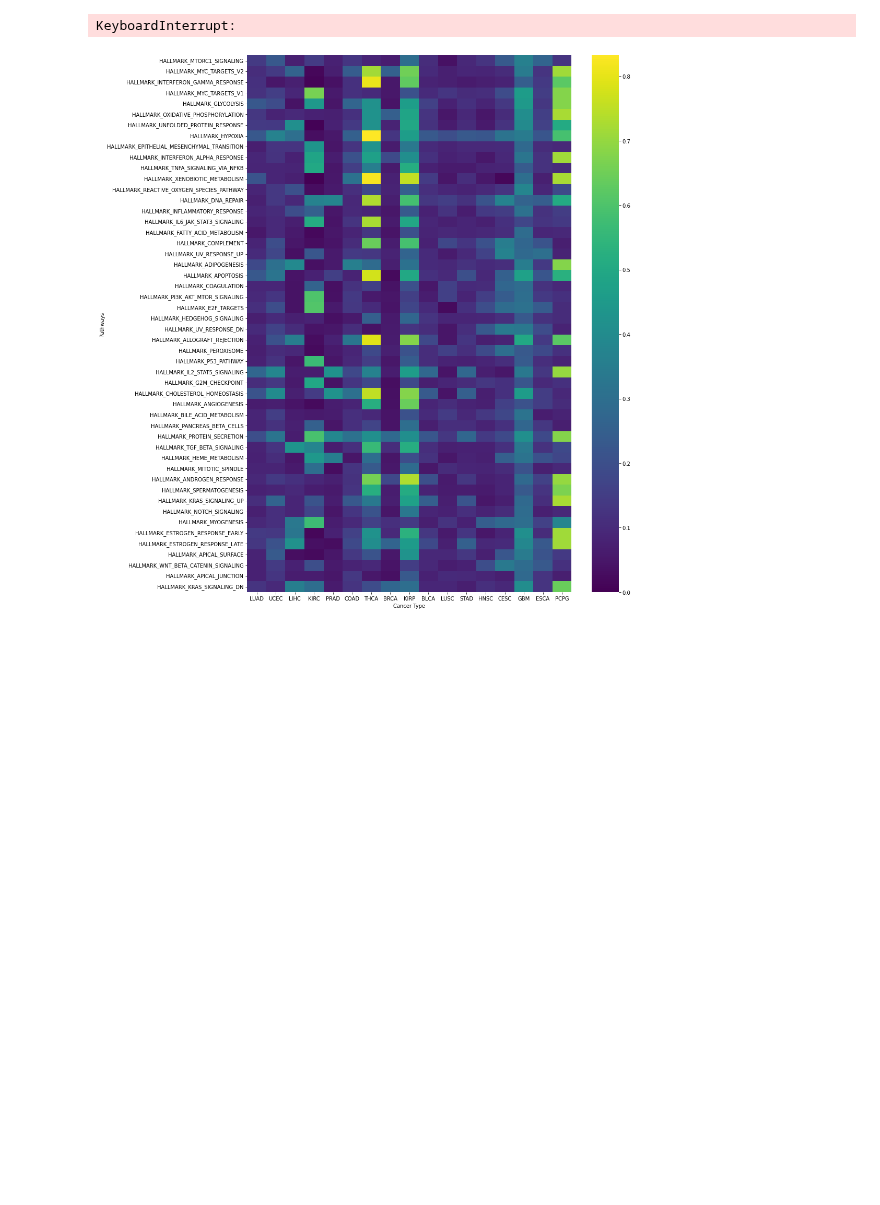
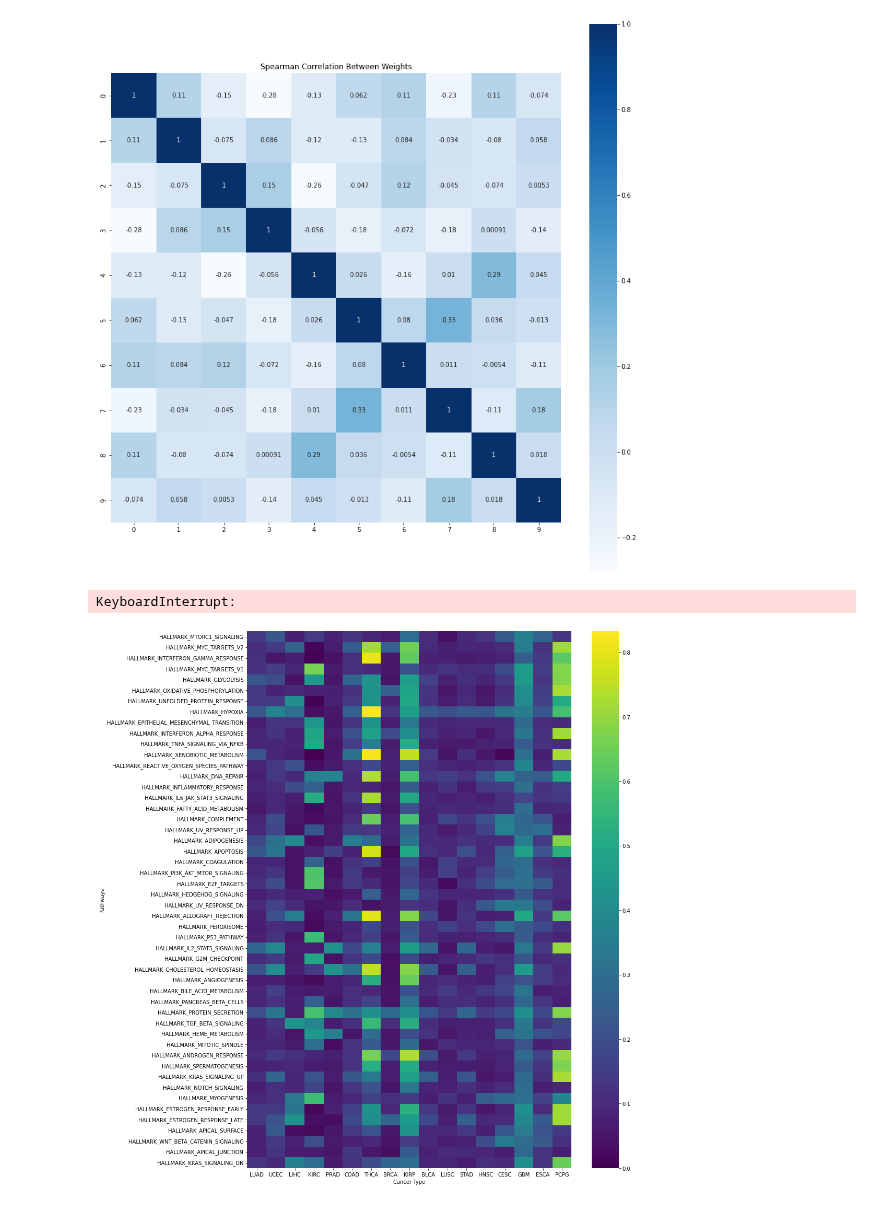
Before and after one commit to Koushul/CITRUS, a Jupyter notebook: MCF10A.ipynb, the cells around one changed output. Saved outputs shown, nothing was run; the diff lists cells and outputs as text; code cells hidden in the pictures; blank space fills up the shorter version.

Commit message:
models_weight corr

```diff
--- a/MCF10A.ipynb
+++ b/MCF10A.ipynb
@@ -132,0 +135,6 @@ for m in tqdm(list(Path('/ihome/hosmanbeyoglu/kor11/tools/CITRUS/output').glob('
+# %%
+model_weight_corr = pd.DataFrame(index=range(10), columns=range(10)).fillna(0).astype(float)
+for x in range(10):
+    for y in range(10):
+        c = spearmanr(models[x].pathways.weight.sum(0).data.numpy(), models[y].pathways.weight.sum(0).data.numpy())
+        model_weight_corr.loc[x][y] = c.correlation
@@ -133,3 +143,11 @@ for m in tqdm(list(Path('/ihome/hosmanbeyoglu/kor11/tools/CITRUS/output').glob('
+# %%
+plt.figure(figsize=(16, 16))
+sns.heatmap(model_weight_corr, cmap='Blues', annot=True, square=True, cbar=True)
+plt.title('Spearman Correlation Between Weights')
+plt.savefig('models_models.png', dpi=300)
+plt.show()
+# %% [output]
+[figure, added]
 # %%
 from statsmodels.stats.multitest import fdrcorrection
 # %%
```
Also changed, not shown: parts of 2 cells of this notebook, 2 other files.
